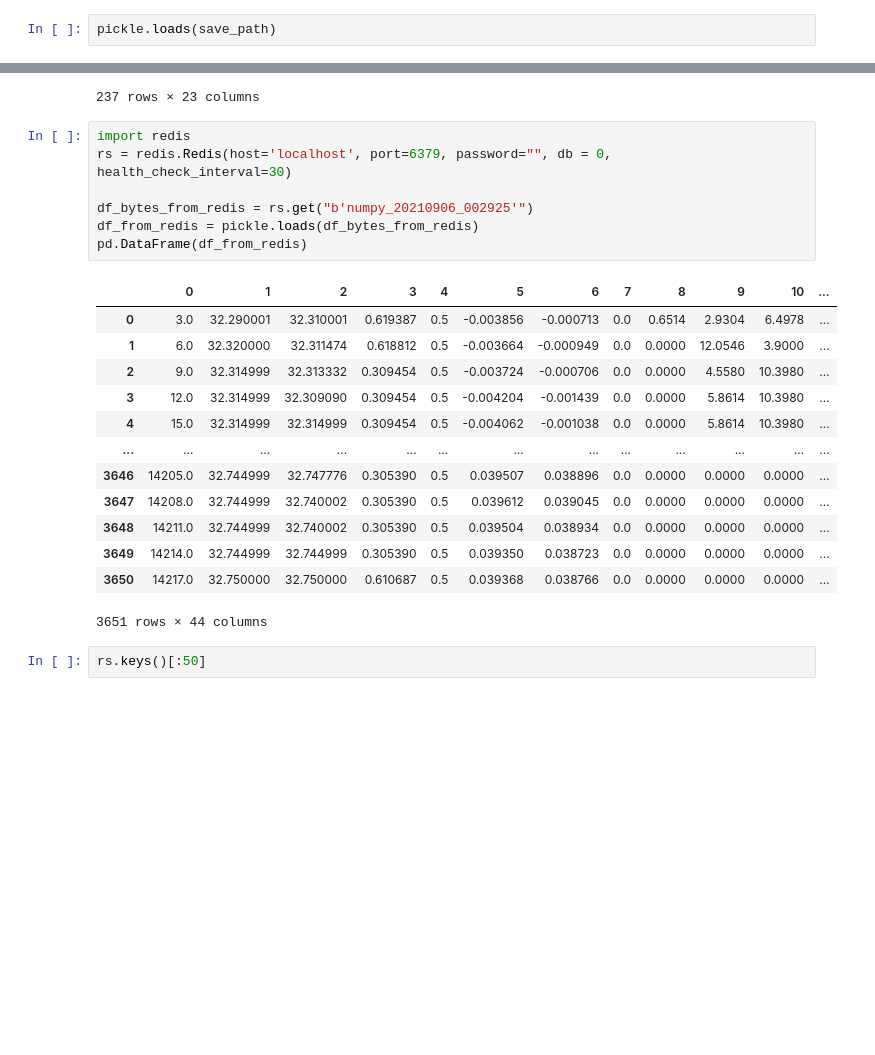
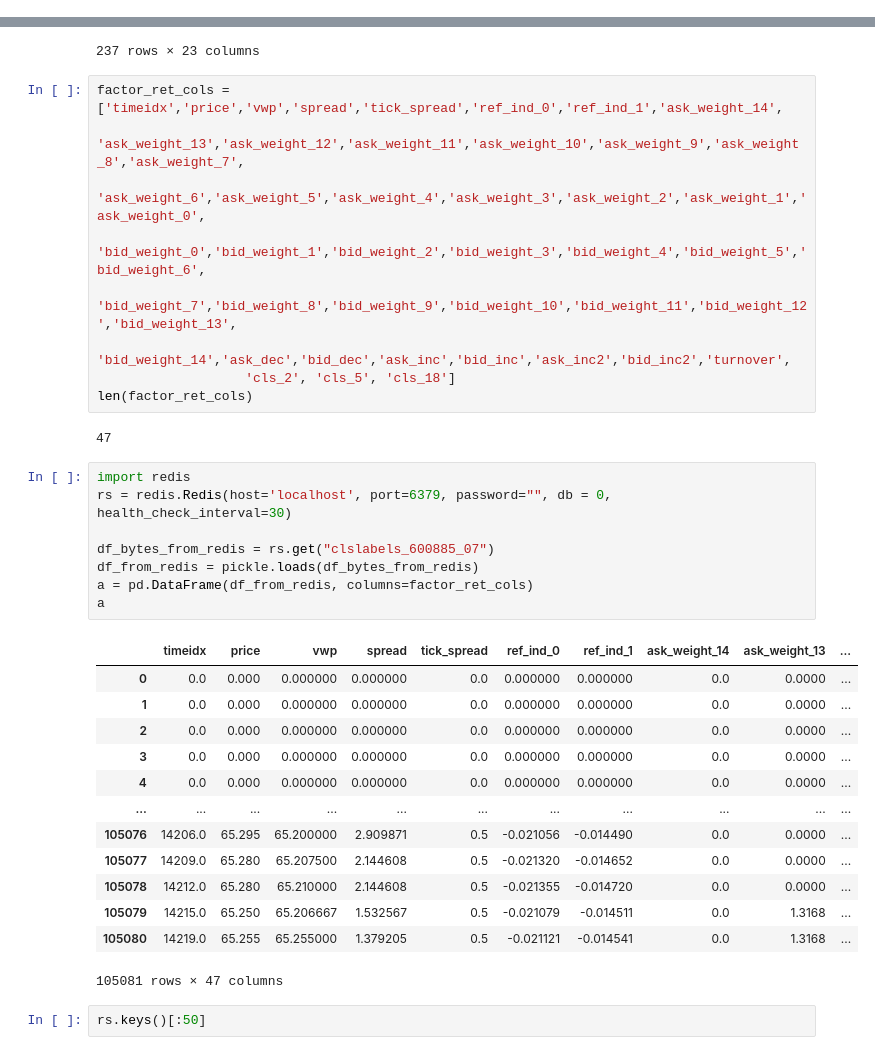
Before and after one commit to xfx88/SGD-HFT-Intern, a Jupyter notebook: Projects/T0/CNN/train_dir_0/test.ipynb, the cells around one changed output, grey strips where cells are left out. Saved outputs shown, nothing was run; the diff lists cells and outputs as text; blank space fills up the shorter version.

```diff
--- a/Projects/T0/CNN/train_dir_0/test.ipynb
+++ b/Projects/T0/CNN/train_dir_0/test.ipynb
@@ -172,5 +172,3 @@ data.head()
 | 09:30:09 | 20210701 | 000008 | 9 | 2.215 | 2.2100 | 2.22 | 2.21 | 2.22 | 2.21 | 2.22 | ... |
 | 09:30:12 | 20210701 | 000008 | 12 | 2.215 | 2.2150 | 2.22 | 2.21 | 2.22 | 2.21 | 2.22 | ... |
 | 09:30:15 | 20210701 | 000008 | 15 | 2.215 | 2.2150 | 2.22 | 2.21 | 2.22 | 2.21 | 2.22 | ... |
-# %%
-pickle.loads(save_path)
@@ -443,27 +439,39 @@ df_from_redis
 | 235 | 235 | 34.60 | 34.60 | 34.59 | 34.59 | 9500 | -0.073787 | -0.078554 | 0.073787 | ... |
 | 236 | 236 | 34.59 | 34.60 | 34.59 | 34.60 | 10700 | -0.176011 | -0.166623 | 0.176011 | ... |
 237 rows × 23 columns
+# %%
+factor_ret_cols = ['timeidx','price','vwp','spread','tick_spread','ref_ind_0','ref_ind_1','ask_weight_14',
+                   'ask_weight_13','ask_weight_12','ask_weight_11','ask_weight_10','ask_weight_9','ask_weight_8','ask_weight_7',
+                   'ask_weight_6','ask_weight_5','ask_weight_4','ask_weight_3','ask_weight_2','ask_weight_1','ask_weight_0',
+                   'bid_weight_0','bid_weight_1','bid_weight_2','bid_weight_3','bid_weight_4','bid_weight_5','bid_weight_6',
+                   'bid_weight_7','bid_weight_8','bid_weight_9','bid_weight_10','bid_weight_11','bid_weight_12','bid_weight_13',
+                   'bid_weight_14','ask_dec','bid_dec','ask_inc','bid_inc','ask_inc2','bid_inc2','turnover',
+                   'cls_2', 'cls_5', 'cls_18']
+len(factor_ret_cols)
+# %% [output]
+47
 # %%
 import redis
 rs = redis.Redis(host='localhost', port=6379, password="", db = 0, health_check_interval=30)
 
-df_bytes_from_redis = rs.get("b'numpy_20210906_002925'")
+df_bytes_from_redis = rs.get("clslabels_600885_07")
 df_from_redis = pickle.loads(df_bytes_from_redis)
-pd.DataFrame(df_from_redis)
+a = pd.DataFrame(df_from_redis, columns=factor_ret_cols)
+a
 # %% [output]
-|  | 0 | 1 | 2 | 3 | 4 | 5 | 6 | 7 | 8 | 9 | 10 | ... |
-| 0 | 3.0 | 32.290001 | 32.310001 | 0.619387 | 0.5 | -0.003856 | -0.000713 | 0.0 | 0.6514 | 2.9304 | 6.4978 | ... |
-| 1 | 6.0 | 32.320000 | 32.311474 | 0.618812 | 0.5 | -0.003664 | -0.000949 | 0.0 | 0.0000 | 12.0546 | 3.9000 | ... |
-| 2 | 9.0 | 32.314999 | 32.313332 | 0.309454 | 0.5 | -0.003724 | -0.000706 | 0.0 | 0.0000 | 4.5580 | 10.3980 | ... |
-| 3 | 12.0 | 32.314999 | 32.309090 | 0.309454 | 0.5 | -0.004204 | -0.001439 | 0.0 | 0.0000 | 5.8614 | 10.3980 | ... |
-| 4 | 15.0 | 32.314999 | 32.314999 | 0.309454 | 0.5 | -0.004062 | -0.001038 | 0.0 | 0.0000 | 5.8614 | 10.3980 | ... |
-| ... | ... | ... | ... | ... | ... | ... | ... | ... | ... | ... | ... | ... |
-| 3646 | 14205.0 | 32.744999 | 32.747776 | 0.305390 | 0.5 | 0.039507 | 0.038896 | 0.0 | 0.0000 | 0.0000 | 0.0000 | ... |
-| 3647 | 14208.0 | 32.744999 | 32.740002 | 0.305390 | 0.5 | 0.039612 | 0.039045 | 0.0 | 0.0000 | 0.0000 | 0.0000 | ... |
-| 3648 | 14211.0 | 32.744999 | 32.740002 | 0.305390 | 0.5 | 0.039504 | 0.038934 | 0.0 | 0.0000 | 0.0000 | 0.0000 | ... |
-| 3649 | 14214.0 | 32.744999 | 32.744999 | 0.305390 | 0.5 | 0.039350 | 0.038723 | 0.0 | 0.0000 | 0.0000 | 0.0000 | ... |
-| 3650 | 14217.0 | 32.750000 | 32.750000 | 0.610687 | 0.5 | 0.039368 | 0.038766 | 0.0 | 0.0000 | 0.0000 | 0.0000 | ... |
+|  | timeidx | price | vwp | spread | tick_spread | ref_ind_0 | ref_ind_1 | ask_weight_14 | ask_weight_13 | ... |
+| 0 | 0.0 | 0.000 | 0.000000 | 0.000000 | 0.0 | 0.000000 | 0.000000 | 0.0 | 0.0000 | ... |
+| 1 | 0.0 | 0.000 | 0.000000 | 0.000000 | 0.0 | 0.000000 | 0.000000 | 0.0 | 0.0000 | ... |
+| 2 | 0.0 | 0.000 | 0.000000 | 0.000000 | 0.0 | 0.000000 | 0.000000 | 0.0 | 0.0000 | ... |
+| 3 | 0.0 | 0.000 | 0.000000 | 0.000000 | 0.0 | 0.000000 | 0.000000 | 0.0 | 0.0000 | ... |
+| 4 | 0.0 | 0.000 | 0.000000 | 0.000000 | 0.0 | 0.000000 | 0.000000 | 0.0 | 0.0000 | ... |
+| ... | ... | ... | ... | ... | ... | ... | ... | ... | ... | ... |
+| 105076 | 14206.0 | 65.295 | 65.200000 | 2.909871 | 0.5 | -0.021056 | -0.014490 | 0.0 | 0.0000 | ... |
+| 105077 | 14209.0 | 65.280 | 65.207500 | 2.144608 | 0.5 | -0.021320 | -0.014652 | 0.0 | 0.0000 | ... |
+| 105078 | 14212.0 | 65.280 | 65.210000 | 2.144608 | 0.5 | -0.021355 | -0.014720 | 0.0 | 0.0000 | ... |
+| 105079 | 14215.0 | 65.250 | 65.206667 | 1.532567 | 0.5 | -0.021079 | -0.014511 | 0.0 | 1.3168 | ... |
+| 105080 | 14219.0 | 65.255 | 65.255000 | 1.379205 | 0.5 | -0.021121 | -0.014541 | 0.0 | 1.3168 | ... |
-3651 rows × 44 columns
+105081 rows × 47 columns
 # %%
 rs.keys()[:50]
 # %% [output]
```
Also changed, not shown: parts of 1 cell of this notebook, 12 other files.
